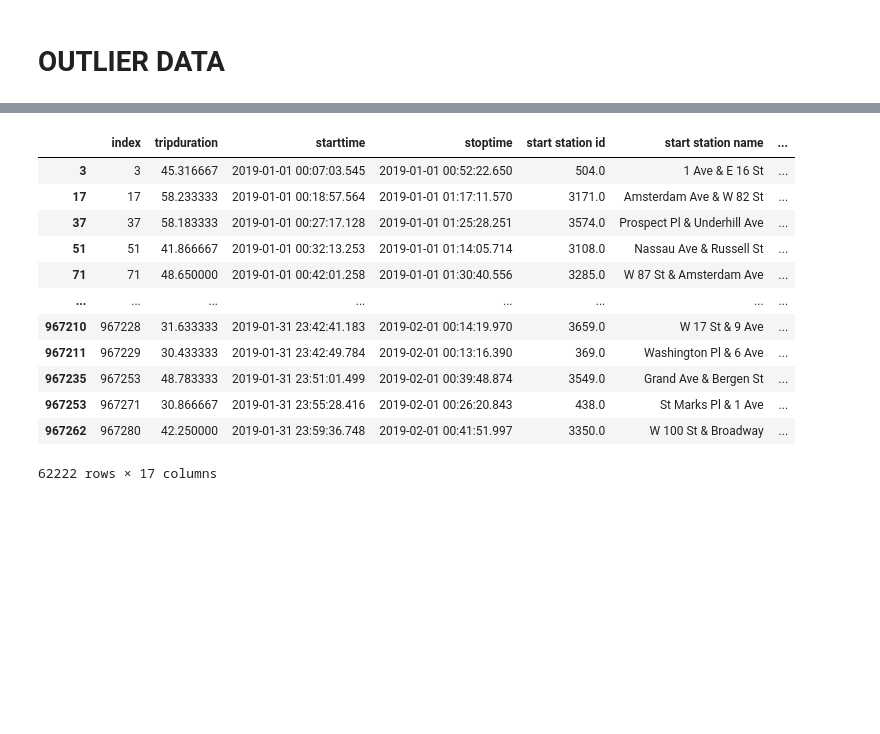
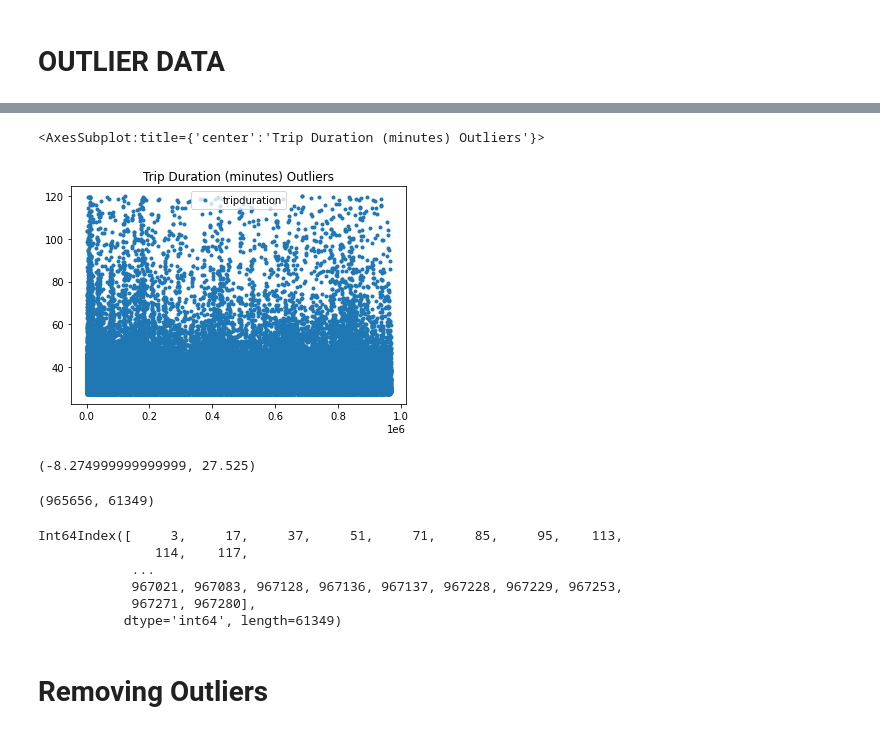
Before and after one commit to Sarang-Pramode/Analyzing_NYC_Citibike, a Jupyter notebook: EDA.ipynb, the cells around one changed output, grey strips where cells are left out. Drawn from its saved outputs; the diff is of its cells as text; code cells hidden in the pictures; blank space fills up the shorter version.

```diff
--- a/EDA.ipynb
+++ b/EDA.ipynb
@@ -139,16 +174,40 @@ tripduration_IQR_outliers.tripduration.plot(style='.',title='tripduration Outlie
+# %%
+#Extracting Outliers
+
+#Lower Quantile
+tripduration_Q1 = Jan_2019_df['tripduration'].quantile(0.25)
+#Upper Quantile
+tripduration_Q3 = Jan_2019_df['tripduration'].quantile(0.75)
+
+#Inter Quantile Range
+tripduration_IQR = tripduration_Q3 - tripduration_Q1
+
+tripduration_LB = tripduration_Q1 - 1.5*tripduration_IQR #Lower Bound
+tripduration_UB = tripduration_Q3 + 1.5*tripduration_IQR #Upper Bound
+
+tripduration_IQR_outliers = Jan_2019_df[(Jan_2019_df.tripduration <= tripduration_LB) | (Jan_2019_df.tripduration >= tripduration_UB)]
+
+
+tripduration_IQR_outliers.tripduration.plot(style='.',title='Trip Duration (minutes) Outliers', legend=True)
+# %% [output]
+<AxesSubplot:title={'center':'Trip Duration (minutes) Outliers'}>
+[figure, added]
+# %%
+tripduration_LB , tripduration_UB
+# %% [output]
+(-8.274999999999999, 27.525)
+# %%
+Jan_2019_df.shape[0], tripduration_IQR_outliers.shape[0] #number of outliers
+# %% [output]
+(965656, 61349)
 # %%
-tripduration_IQR_outliers
+tripduration_IQR_outliers.index
 # %% [output]
-|  | index | tripduration | starttime | stoptime | start station id | start station name | ... |
-| 3 | 3 | 45.316667 | 2019-01-01 00:07:03.545 | 2019-01-01 00:52:22.650 | 504.0 | 1 Ave & E 16 St | ... |
-| 17 | 17 | 58.233333 | 2019-01-01 00:18:57.564 | 2019-01-01 01:17:11.570 | 3171.0 | Amsterdam Ave & W 82 St | ... |
-| 37 | 37 | 58.183333 | 2019-01-01 00:27:17.128 | 2019-01-01 01:25:28.251 | 3574.0 | Prospect Pl & Underhill Ave | ... |
-| 51 | 51 | 41.866667 | 2019-01-01 00:32:13.253 | 2019-01-01 01:14:05.714 | 3108.0 | Nassau Ave & Russell St | ... |
-| 71 | 71 | 48.650000 | 2019-01-01 00:42:01.258 | 2019-01-01 01:30:40.556 | 3285.0 | W 87 St & Amsterdam Ave | ... |
-| ... | ... | ... | ... | ... | ... | ... | ... |
-| 967210 | 967228 | 31.633333 | 2019-01-31 23:42:41.183 | 2019-02-01 00:14:19.970 | 3659.0 | W 17 St & 9 Ave | ... |
-| 967211 | 967229 | 30.433333 | 2019-01-31 23:42:49.784 | 2019-02-01 00:13:16.390 | 369.0 | Washington Pl & 6 Ave | ... |
-| 967235 | 967253 | 48.783333 | 2019-01-31 23:51:01.499 | 2019-02-01 00:39:48.874 | 3549.0 | Grand Ave & Bergen St | ... |
-| 967253 | 967271 | 30.866667 | 2019-01-31 23:55:28.416 | 2019-02-01 00:26:20.843 | 438.0 | St Marks Pl & 1 Ave | ... |
-| 967262 | 967280 | 42.250000 | 2019-01-31 23:59:36.748 | 2019-02-01 00:41:51.997 | 3350.0 | W 100 St & Broadway | ... |
-62222 rows × 17 columns
+Int64Index([     3,     17,     37,     51,     71,     85,     95,    113,
+               114,    117,
+            ...
+            967021, 967083, 967128, 967136, 967137, 967228, 967229, 967253,
+            967271, 967280],
+           dtype='int64', length=61349)
+# %% [markdown]
+# Removing Outliers
```
Also changed, not shown: parts of 33 cells of this notebook.
